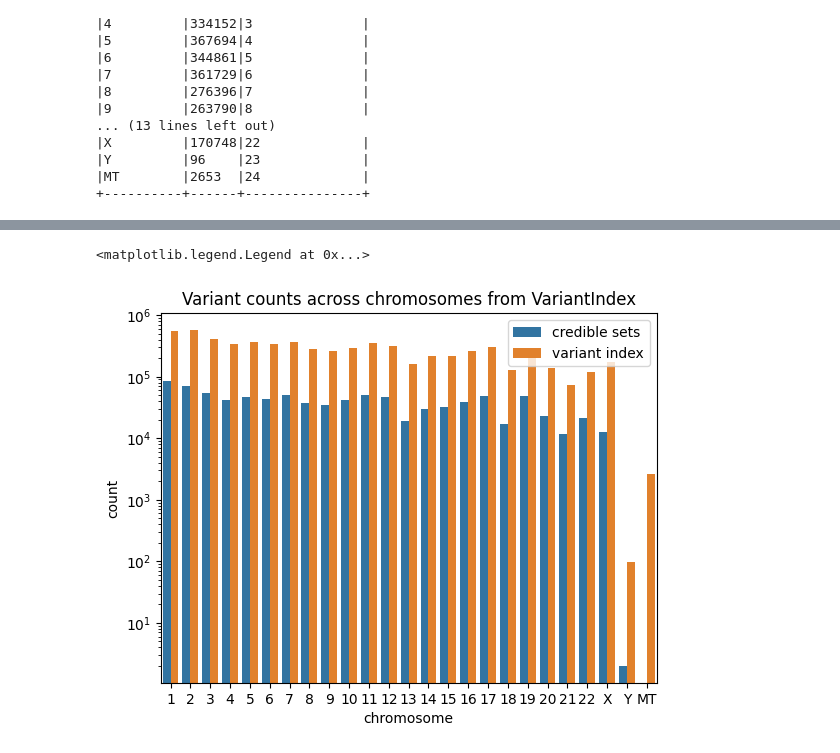
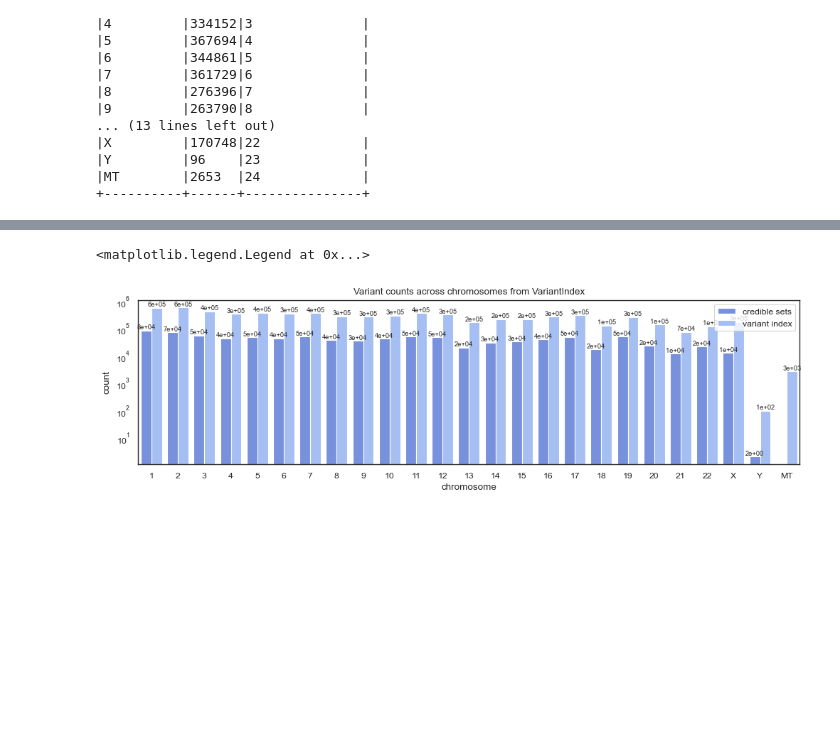
Before and after one commit to opentargets/Gentropy-manuscript, a Jupyter notebook: chapters/variant_effect_prediction/09_variant_per_chromosome.ipynb, the cells around one changed output, grey strips where cells are left out. Cells and saved outputs as stored; diff of their text form; code cells hidden in the pictures; blank space fills up the shorter version.

```diff
--- a/chapters/variant_effect_prediction/09_variant_per_chromosome.ipynb
+++ b/chapters/variant_effect_prediction/09_variant_per_chromosome.ipynb
@@ -123,29 +119,37 @@ sns.set_style("white")
 sns.set_context("paper", font_scale=1.0)
 sns.set_palette(sns.color_palette("coolwarm"))
 # %%
+palette = ["#3A0CA3", "#4361EE", "#4CC9F0"]
+
 dataset = (
     vi_chromosome_variants.select("chromosome", f.col("count").alias("viCount"), "chromosomeIndex")
     .join(
         cs_chromosome_variants.select("chromosome", f.col("count").alias("csCount")),
         how="left",
         on="chromosome",
     )
     .fillna(0)
     .toPandas()
     .melt(
         id_vars=["chromosome", "chromosomeIndex"],
         value_vars=["viCount", "csCount"],
         var_name="source",
         value_name="count",
     )
     .sort_values(by=["chromosomeIndex", "source"])
 )
-dataset
-fig = sns.barplot(dataset, x="chromosome", y="count", hue="source")
-fig.set_title("Variant counts across chromosomes from VariantIndex")
-fig.set_yscale("log")
-handles, labels = fig.get_legend_handles_labels()
-fig.legend(handles, ["credible sets", "variant index"])
+fig = plt.figure(figsize=(12, 3))
+ax = plt.subplot(1, 1, 1)
+bar1 = sns.barplot(dataset, x="chromosome", y="count", hue="source", ax=ax)
+bar1.set_title("Variant counts across chromosomes from VariantIndex")
+
+
+bar1.set_yscale("log")
+handles, labels = bar1.get_legend_handles_labels()
+for container in ax.containers:
+    ax.bar_label(container, fmt=lambda x: f"{x:.0e}", fontsize="x-small")
+
+bar1.legend(handles, ["credible sets", "variant index"])
 # %% [output]
 <matplotlib.legend.Legend at 0x...>
-[figure, old version]
+[figure, new version]
```
Also changed, not shown: parts of 3 cells of this notebook, 5 other files.
